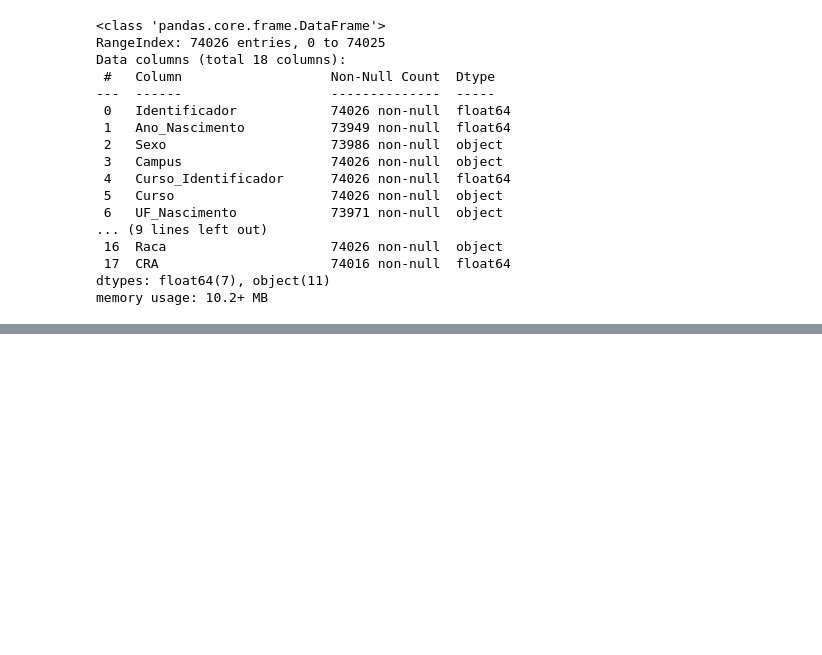
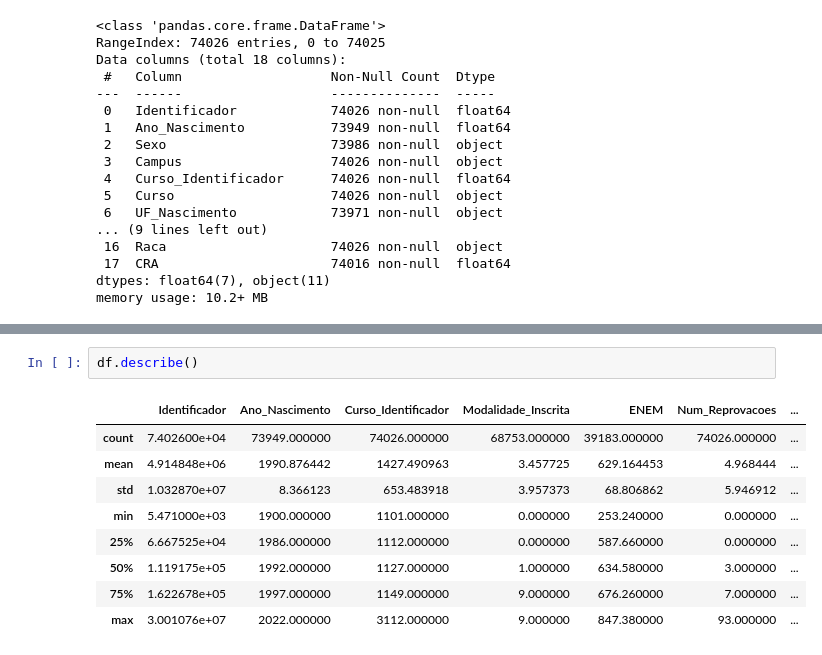
Before and after one commit to viniciusAAferreira/Projeto-Ciencia-de-Dados, a Jupyter notebook: trabalho_ccf425.ipynb, the cells around one changed output, grey strips where cells are left out. Cells and saved outputs as stored; diff of their text form; blank space fills up the shorter version.

Commit message:
add table with data description

```diff
--- a/trabalho_ccf425.ipynb
+++ b/trabalho_ccf425.ipynb
@@ -70,0 +99,12 @@ memory usage: 10.2+ MB
+# %%
+df.describe()
+# %% [output]
+|  | Identificador | Ano_Nascimento | Curso_Identificador | Modalidade_Inscrita | ENEM | Num_Reprovacoes | ... |
+| count | 7.402600e+04 | 73949.000000 | 74026.000000 | 68753.000000 | 39183.000000 | 74026.000000 | ... |
+| mean | 4.914848e+06 | 1990.876442 | 1427.490963 | 3.457725 | 629.164453 | 4.968444 | ... |
+| std | 1.032870e+07 | 8.366123 | 653.483918 | 3.957373 | 68.806862 | 5.946912 | ... |
+| min | 5.471000e+03 | 1900.000000 | 1101.000000 | 0.000000 | 253.240000 | 0.000000 | ... |
+| 25% | 6.667525e+04 | 1986.000000 | 1112.000000 | 0.000000 | 587.660000 | 0.000000 | ... |
+| 50% | 1.119175e+05 | 1992.000000 | 1127.000000 | 1.000000 | 634.580000 | 3.000000 | ... |
+| 75% | 1.622678e+05 | 1997.000000 | 1149.000000 | 9.000000 | 676.260000 | 7.000000 | ... |
+| max | 3.001076e+07 | 2022.000000 | 3112.000000 | 9.000000 | 847.380000 | 93.000000 | ... |
```
Also changed, not shown: parts of 2 cells of this notebook.
